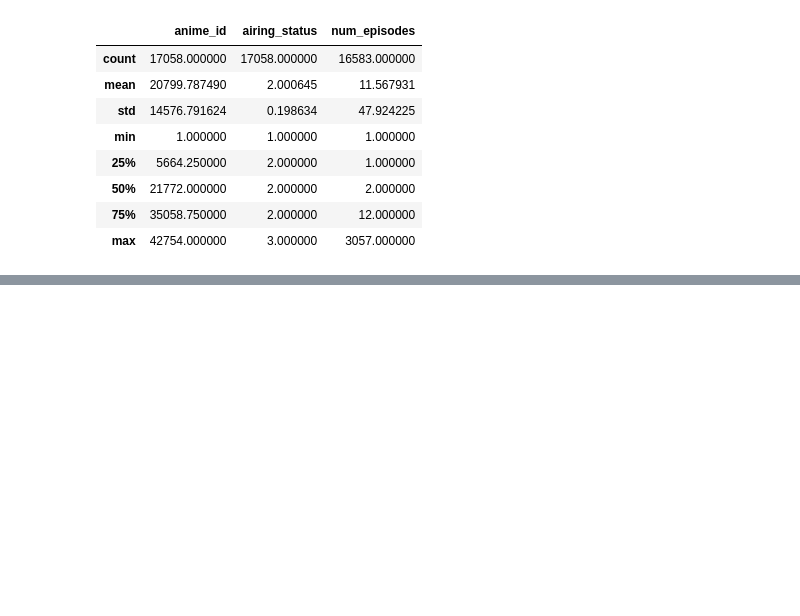
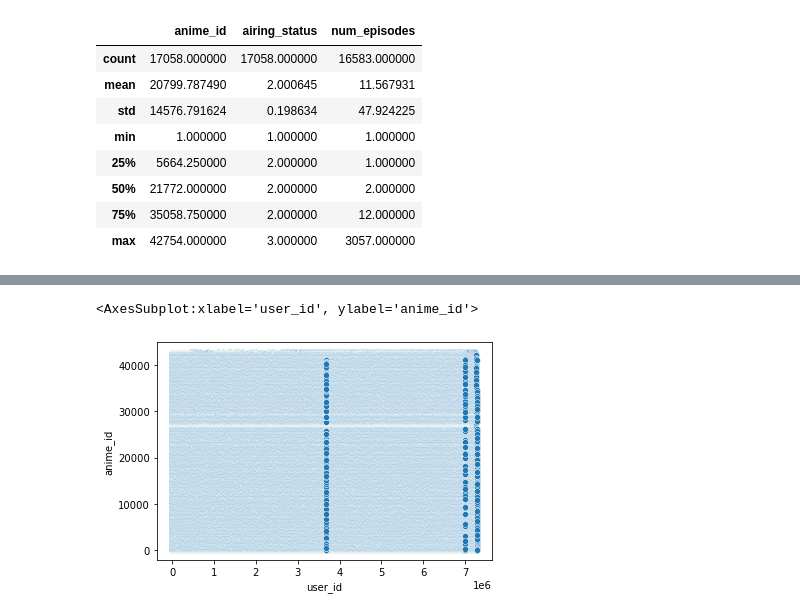
Before and after one commit to karanjogi/Anime-Recommendation, a Jupyter notebook: preprocess.ipynb, the cells around one changed output, grey strips where cells are left out. Drawn from its saved outputs; the diff is of its cells as text; code cells hidden in the pictures; blank space fills up the shorter version.

```diff
--- a/preprocess.ipynb
+++ b/preprocess.ipynb
@@ -128,2 +222,2 @@ Exception: Java gateway process exited before sending its port number
 # %%
-df = spark.createDataFrame(pd.read_csv("dataset/user_watches.csv"))
+rate = pd.read_csv("dataset/user_watches.csv")
@@ -131,0 +253,5 @@ NameError: name 'spark' is not defined
+# %%
+sns.scatterplot(data=rate,x="user_id", y = "anime_id")
+# %% [output]
+<AxesSubplot:xlabel='user_id', ylabel='anime_id'>
+[figure, added]
```
Also changed, not shown: parts of 20 cells of this notebook.
